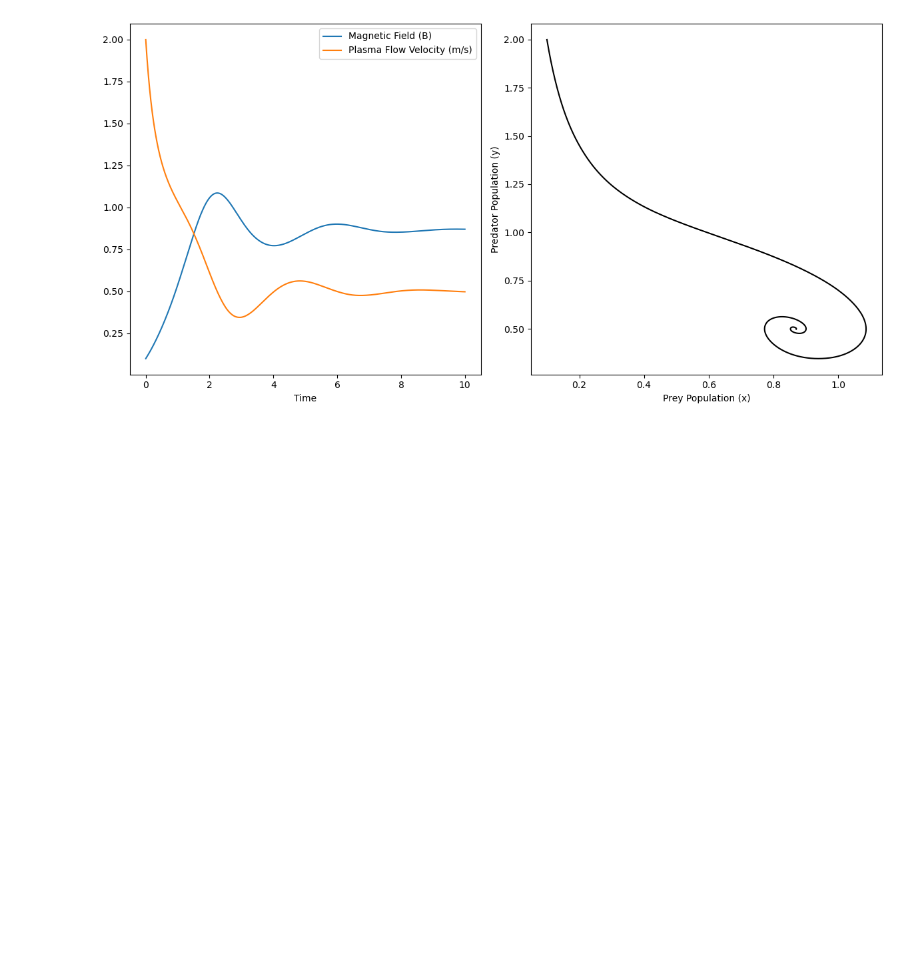
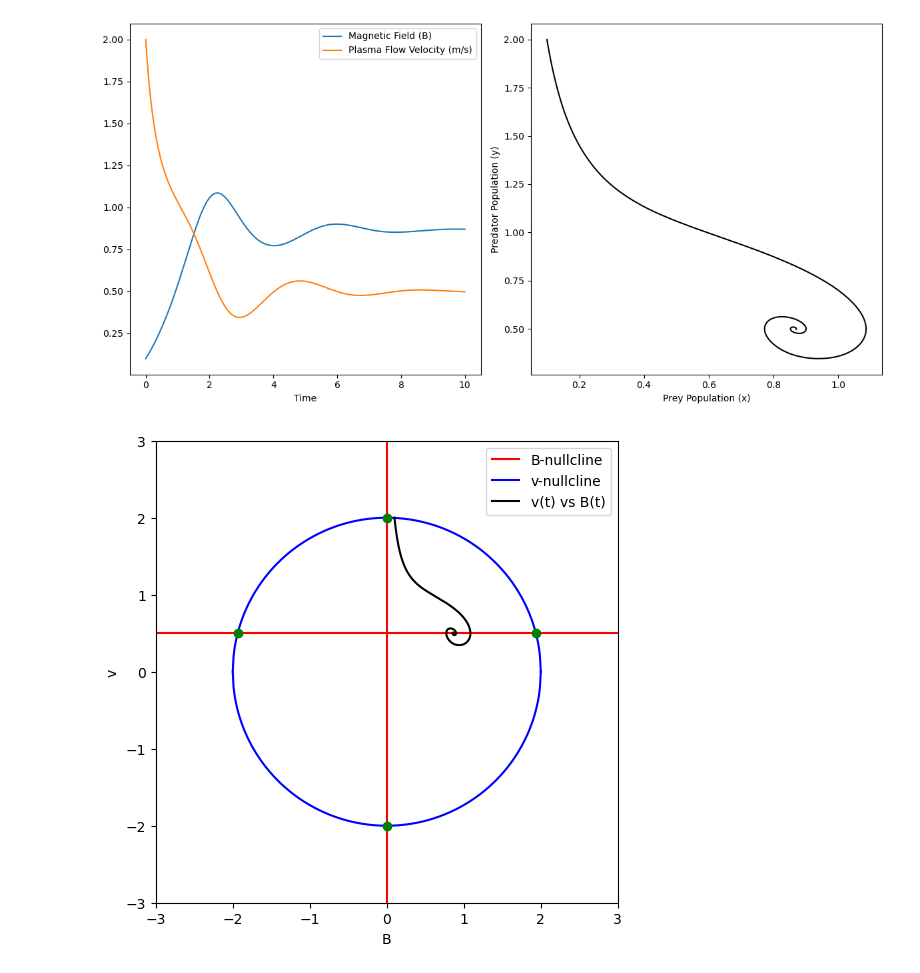
Before and after one commit to bogdan-rasputin/the-solar-dynamo, a Jupyter notebook: solar_dynamo.ipynb, the cells around one changed output. Drawn from its saved outputs; the diff is of its cells as text; code cells hidden in the pictures; blank space fills up the shorter version.

```diff
--- a/solar_dynamo.ipynb
+++ b/solar_dynamo.ipynb
@@ -64,4 +63,80 @@ plt.savefig("G5(i).svg", bbox_inches='tight')
 plt.show()
 # %% [output]
 [figure]
+# %%
+import matplotlib.pyplot as plt
+import numpy as np
+
+def main():
+    plt.close('all')
+    plt.figure(figsize=(6, 6))
+    plt.gca().set_aspect('equal', adjustable='box')  # Make plot box square
+    plt.xlabel('B')
+    plt.ylabel('v')
+
+    plt.xlim([-3, 3])
+    plt.ylim([-3, 3])
+
+    # B-nullcline: B = 0 (vertical line at B = 0)
+    plt.axvline(0, color='r', linestyle='-', label='B-nullcline')
+
+    # B-nullcline: v = a / 2 (horizontal line at v = a/2)
+    plt.axhline(a / 2, color='r', linestyle='-')
+
+    # v-nullcline: B^2 + v^2 = c
+    # Rearranging for v: v = sqrt(c - B^2) and v = -sqrt(c - B^2)
+    B_vals = np.linspace(-np.sqrt(c), np.sqrt(c), 400)
+
+    # Fixing the gap by refining the boundary check and limiting values to avoid precision issues
+    epsilon = 1e-10  # Small value to handle floating-point inaccuracies
+    valid_indices = B_vals**2 <= (c + epsilon)  # Ensure that (c - B_vals**2) is non-negative with tolerance
+
+    # Only compute sqrt for valid values
+    v_nullcline_positive = np.sqrt(np.clip(c - B_vals[valid_indices]**2, 0, None))  # Clip to ensure non-negative argument
+    v_nullcline_negative = -np.sqrt(np.clip(c - B_vals[valid_indices]**2, 0, None))  # Same for the negative branch
+
+    # Plot both branches of the v-nullcline, ensuring continuity
+    plt.plot(B_vals[valid_indices], v_nullcline_positive, 'b-', label='v-nullcline')
+    plt.plot(B_vals[valid_indices], v_nullcline_negative, 'b-')
+
+    # Now add the v vs B line plot
+    # Example: Plot a simple linear relation between v and B (v = B)
+    v_vs_B_B_vals = np.linspace(-3, 3, 400)
+    v_vs_B = v_vs_B_B_vals  # You can define any relationship you want between v and B here, e.g., v = B
+    plt.plot(B, v, '-', color='black', label=r"v(t) vs B(t)")
+
+    # Finding intersections
+    B_intersection_1 = 0
+    v_intersection_1 = c ** 0.5
+
+    B_intersection_2 = 0
+    v_intersection_2 = -1 * c ** 0.5
+
+    B_intersection_3 = np.sqrt(c - (a / 2) ** 2)
+    v_intersection_3 = a / 2
+
+    B_intersection_4 = -1 * np.sqrt(c - (a / 2) ** 2)
+    v_intersection_4 = a / 2
+
+    intersections = [
+        (B_intersection_1, v_intersection_1),
+        (B_intersection_2, v_intersection_2),
+        (B_intersection_3, v_intersection_3),
+        (B_intersection_4, v_intersection_4)
+    ]
+
+    # Plot intersection points
+    for (B_int, v_int) in intersections:
+        plt.plot(B_int, v_int, 'go')  # 'go' means green circle
+
+    plt.legend()
+    plt.show()
+
+if __name__ == '__main__':
+    # Define values for a and c
+    a = 1.0
+    c = 4.0
+    main()
+# %% [output]
+[figure, added]
 # %%
```
Also changed, not shown: parts of 6 cells of this notebook.
